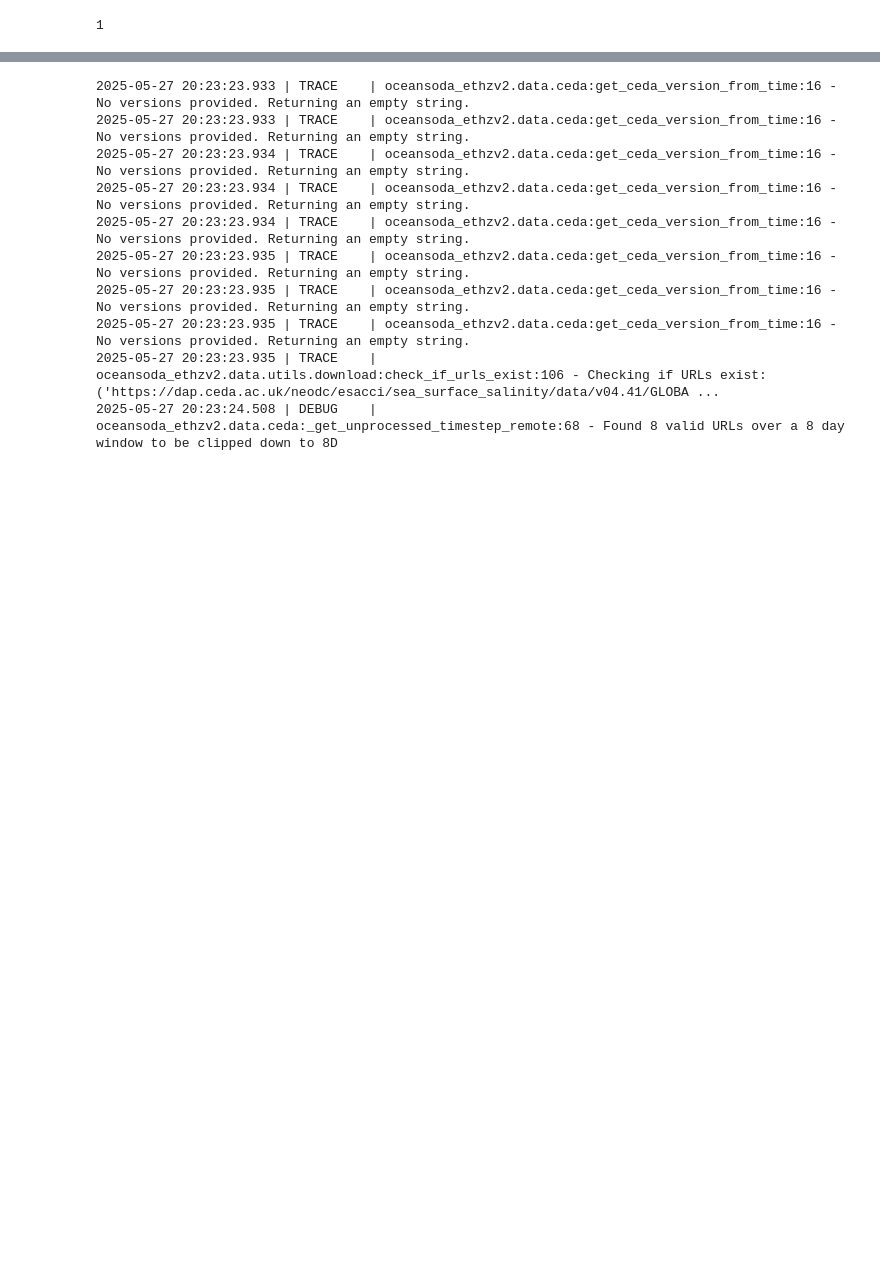
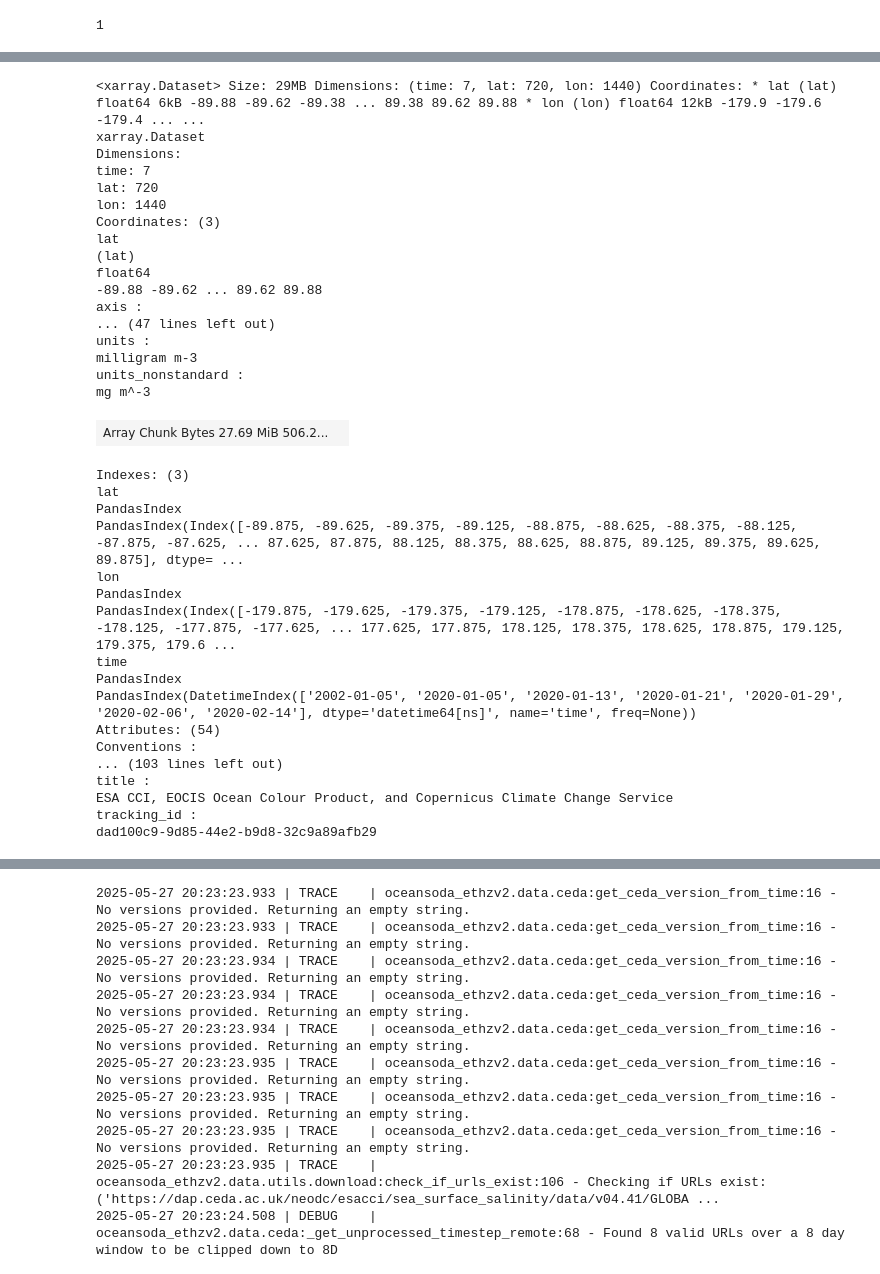
Before and after one commit to lukegre/OceanSODA-ETHZv2, a Jupyter notebook: notebooks/test.ipynb, the cells around one changed output, grey strips where cells are left out. Saved outputs shown, nothing was run; the diff lists cells and outputs as text; code cells hidden in the pictures; blank space fills up the shorter version.

Commit message:
added validator and zarr opener

```diff
--- a/notebooks/test.ipynb
+++ b/notebooks/test.ipynb
@@ -23,3 +23,8 @@ logger.remove()
 logger.add(sys.stdout, level='TRACE')
 # %% [output]
 1
+# %%
+validator = ocn.data.utils.ZarrYearValidator(error_handling='warn')
+# %%
+ocn.data.open_zarr_groups('../data/8D_025/chl_occci-8D_025.zarr/', group_validator=validator)
+# %% [output]
@@ -26,3 +37,38 @@ logger.add(sys.stdout, level='TRACE')
+<xarray.Dataset> Size: 29MB Dimensions: (time: 7, lat: 720, lon: 1440) Coordinates: * lat (lat) float64 6kB -89.88 -89.62 -89.38 ... 89.38 89.62 89.88 * lon (lon) float64 12kB -179.9 -179.6 -179.4 ... ...
+xarray.Dataset
+Dimensions:
+time: 7
+lat: 720
+lon: 1440
+Coordinates: (3)
+lat
+(lat)
+float64
+-89.88 -89.62 ... 89.62 89.88
+axis :
+... (47 lines left out)
+units :
+milligram m-3
+units_nonstandard :
+mg m^-3
+| Array Chunk Bytes 27.69 MiB 506.2... |  |
+Indexes: (3)
+lat
+PandasIndex
+PandasIndex(Index([-89.875, -89.625, -89.375, -89.125, -88.875, -88.625, -88.375, -88.125, -87.875, -87.625, ... 87.625, 87.875, 88.125, 88.375, 88.625, 88.875, 89.125, 89.375, 89.625, 89.875], dtype= ...
+lon
+PandasIndex
+PandasIndex(Index([-179.875, -179.625, -179.375, -179.125, -178.875, -178.625, -178.375, -178.125, -177.875, -177.625, ... 177.625, 177.875, 178.125, 178.375, 178.625, 178.875, 179.125, 179.375, 179.6 ...
+time
+PandasIndex
+PandasIndex(DatetimeIndex(['2002-01-05', '2020-01-05', '2020-01-13', '2020-01-21', '2020-01-29', '2020-02-06', '2020-02-14'], dtype='datetime64[ns]', name='time', freq=None))
+Attributes: (54)
+Conventions :
+... (103 lines left out)
+title :
+ESA CCI, EOCIS Ocean Colour Product, and Copernicus Climate Change Service
+tracking_id :
+dad100c9-9d85-44e2-b9d8-32c9a89afb29
 # %%
 catalog = config.read_dataset_config('./cmems_datasets.yaml')
 # %%
```
Also changed, not shown: parts of 2 cells of this notebook, 5 other files.
